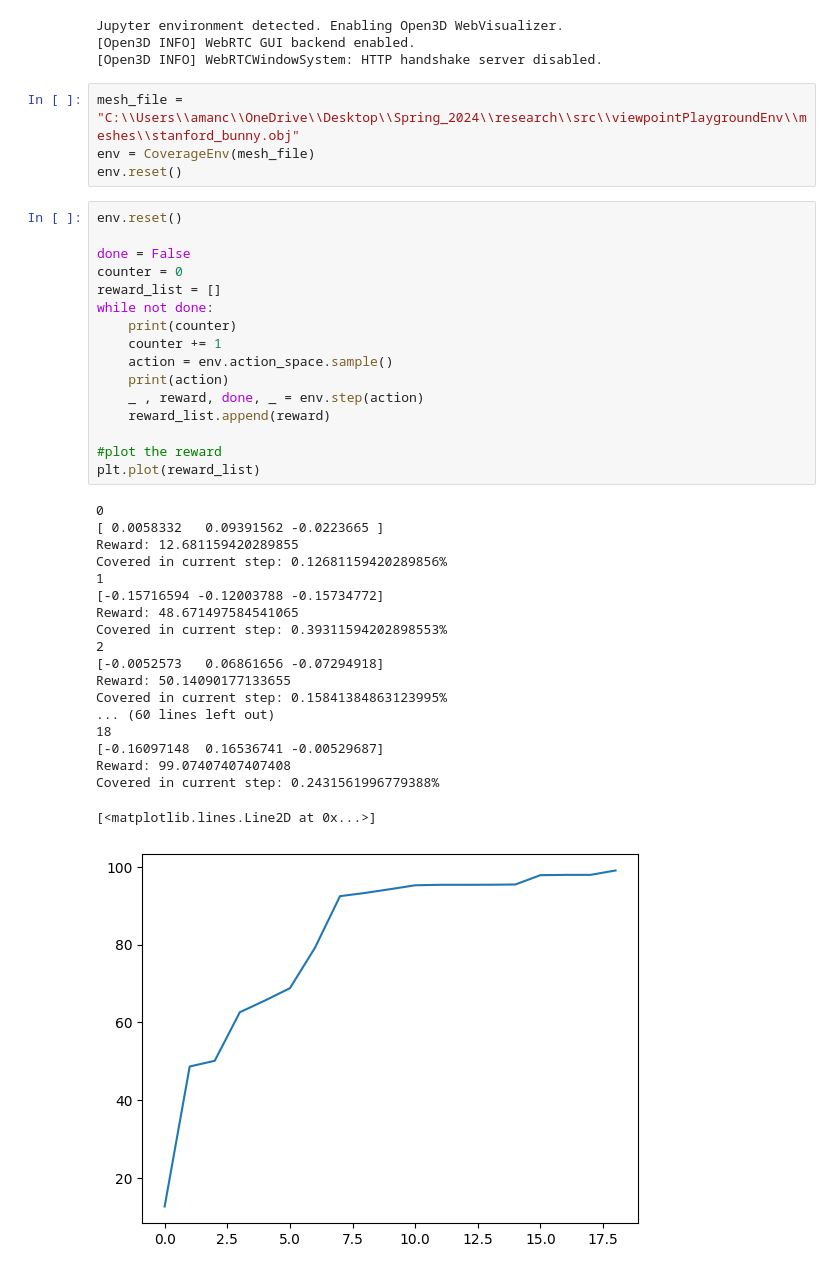
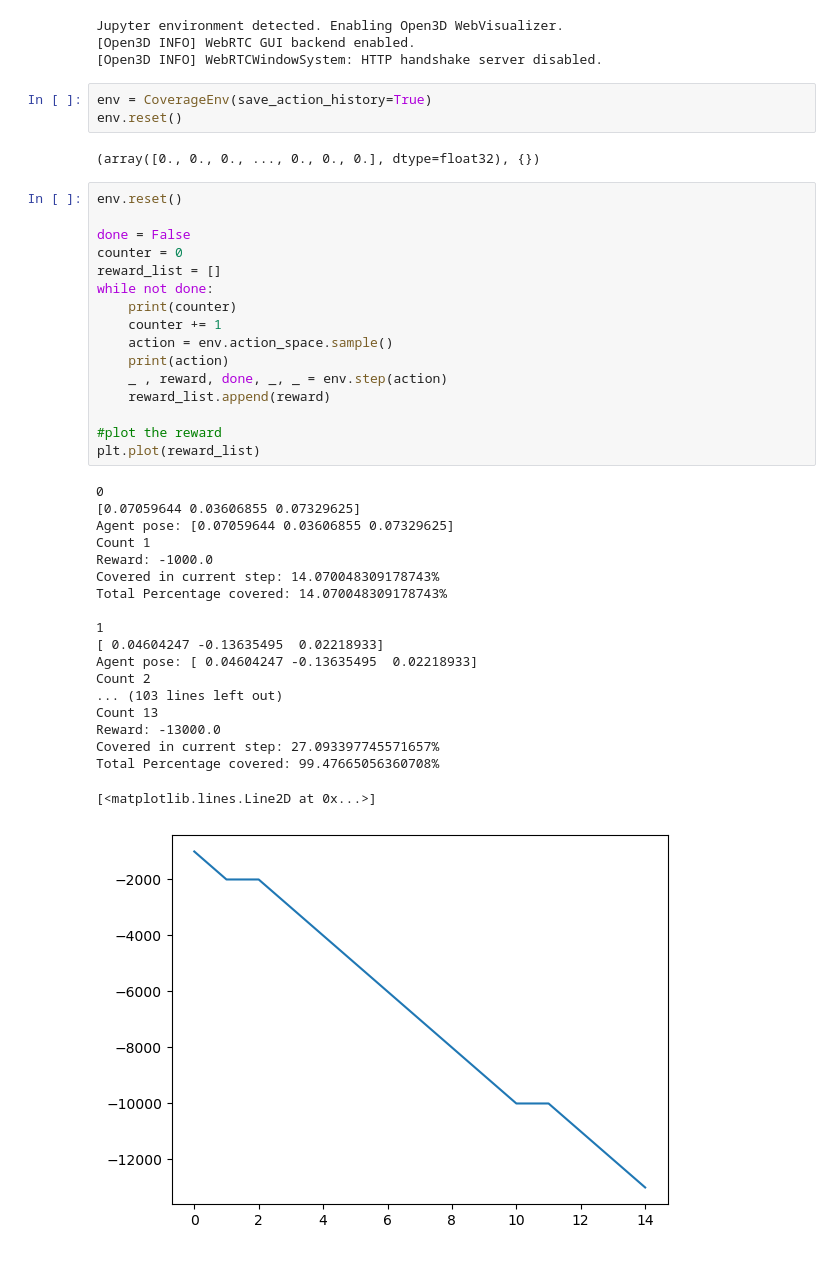
Before and after one commit to FarStryke21/viewpointPlaygroundEnv, a Jupyter notebook: viewpoint_env/open3d_playground.ipynb, the cells around one changed output. Cells and saved outputs as stored; diff of their text form.

Commit message:
action space validation

```diff
--- a/viewpoint_env/open3d_playground.ipynb
+++ b/viewpoint_env/open3d_playground.ipynb
@@ -169,43 +173,44 @@ import matplotlib.pyplot as plt
 Jupyter environment detected. Enabling Open3D WebVisualizer.
 [Open3D INFO] WebRTC GUI backend enabled.
 [Open3D INFO] WebRTCWindowSystem: HTTP handshake server disabled.
-# %%
-mesh_file = "C:\\Users\\amanc\\OneDrive\\Desktop\\Spring_2024\\research\\src\\viewpointPlaygroundEnv\\meshes\\stanford_bunny.obj"
-env = CoverageEnv(mesh_file)
-env.reset()
+# %%
+env = CoverageEnv(save_action_history=True)
+env.reset()
+# %% [output]
+(array([0., 0., 0., ..., 0., 0., 0.], dtype=float32), {})
 # %%
 env.reset()
 
 done = False
 counter = 0
 reward_list = []
 while not done:
     print(counter)
     counter += 1
     action = env.action_space.sample()
     print(action)
-    _ , reward, done, _ = env.step(action)
+    _ , reward, done, _, _ = env.step(action)
     reward_list.append(reward)
 
 #plot the reward
 plt.plot(reward_list)
 # %% [output]
 0
-[ 0.0058332   0.09391562 -0.0223665 ]
-Reward: 12.681159420289855
-Covered in current step: 0.12681159420289856%
+[0.07059644 0.03606855 0.07329625]
+Agent pose: [0.07059644 0.03606855 0.07329625]
+Count 1
+Reward: -1000.0
+Covered in current step: 14.070048309178743%
+Total Percentage covered: 14.070048309178743%
+
 1
-[-0.15716594 -0.12003788 -0.15734772]
-Reward: 48.671497584541065
-Covered in current step: 0.39311594202898553%
-2
-[-0.0052573   0.06861656 -0.07294918]
-Reward: 50.14090177133655
-Covered in current step: 0.15841384863123995%
-... (60 lines left out)
-18
-[-0.16097148  0.16536741 -0.00529687]
-Reward: 99.07407407407408
-Covered in current step: 0.2431561996779388%
+[ 0.04604247 -0.13635495  0.02218933]
+Agent pose: [ 0.04604247 -0.13635495  0.02218933]
+Count 2
+... (103 lines left out)
+Count 13
+Reward: -13000.0
+Covered in current step: 27.093397745571657%
+Total Percentage covered: 99.47665056360708%
 [<matplotlib.lines.Line2D at 0x...>]
-[figure, old version]
+[figure, new version]
```
Also changed, not shown: parts of 2 cells of this notebook, 1 other file.
